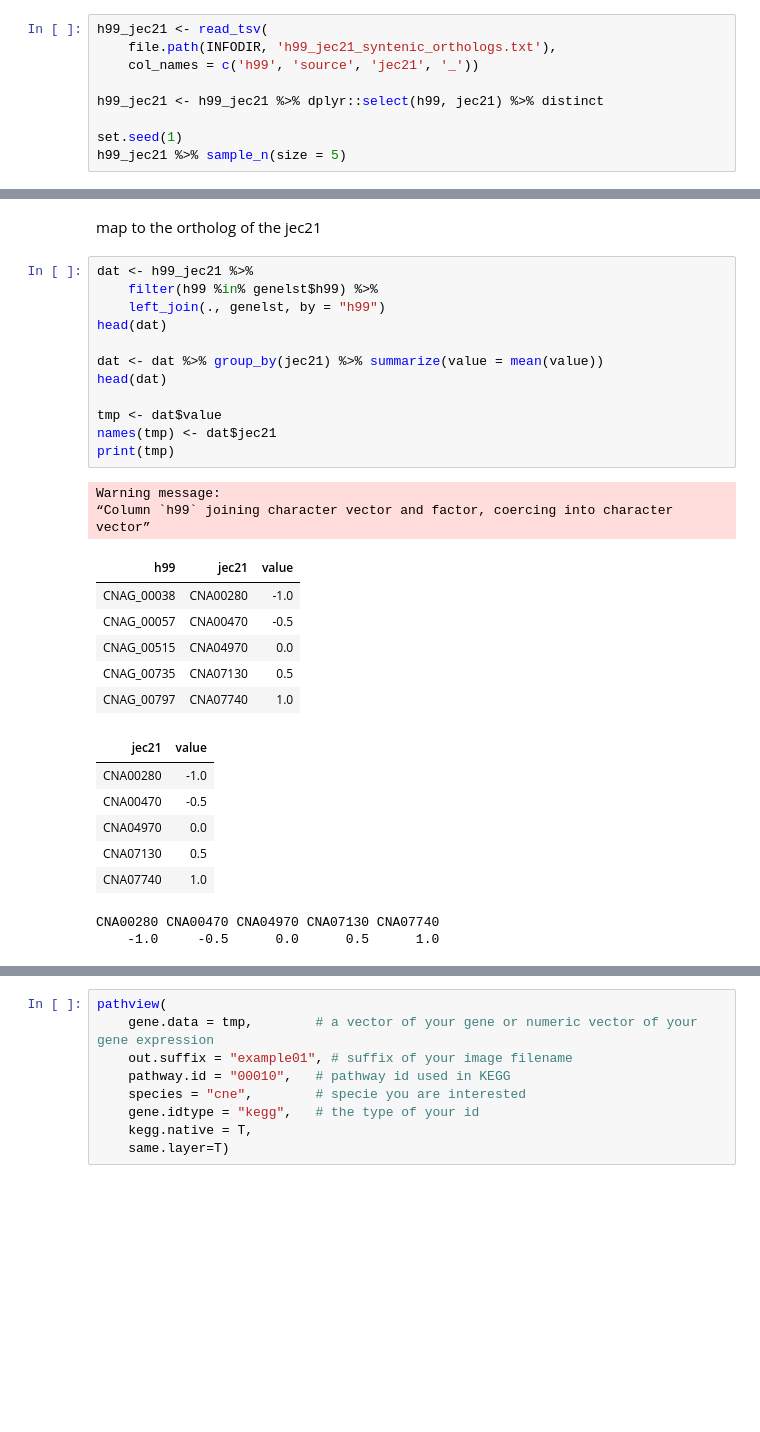
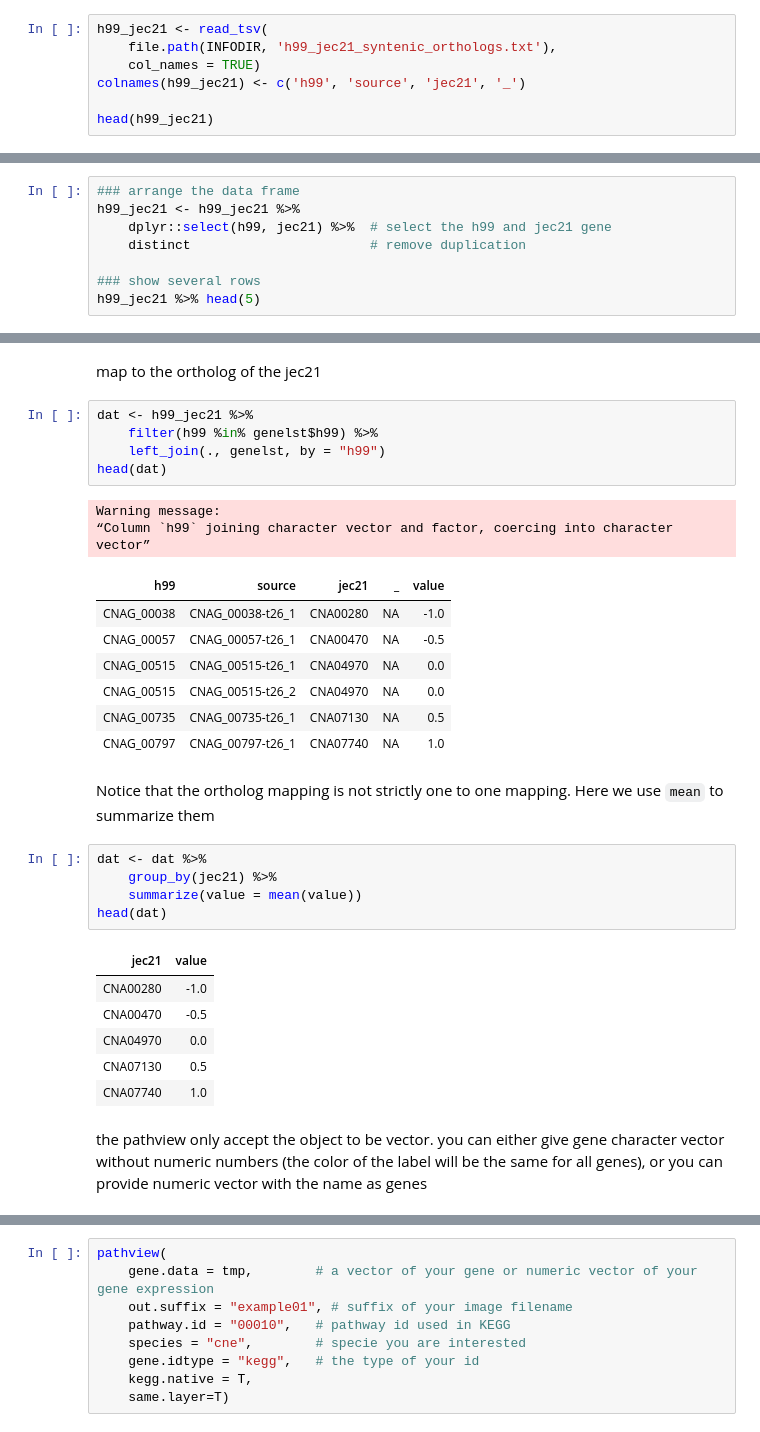
Before and after one commit to ofetad/HTS-notebooks, a Jupyter notebook: biomedical_informatics/pathway_results_visualization.ipynb, the cells around one changed output, grey strips where cells are left out. Drawn from its saved outputs; the diff is of its cells as text; blank space fills up the shorter version.

Commit message:
arrange code in visualization

```diff
--- a/biomedical_informatics/pathway_results_visualization.ipynb
+++ b/biomedical_informatics/pathway_results_visualization.ipynb
@@ -187,10 +189,8 @@ Which species will you choose?
 # %%
 h99_jec21 <- read_tsv(
     file.path(INFODIR, 'h99_jec21_syntenic_orthologs.txt'),
-    col_names = c('h99', 'source', 'jec21', '_'))
+    col_names = TRUE)
+colnames(h99_jec21) <- c('h99', 'source', 'jec21', '_')
 
-h99_jec21 <- h99_jec21 %>% dplyr::select(h99, jec21) %>% distinct
-
-set.seed(1)
-h99_jec21 %>% sample_n(size = 5)
+head(h99_jec21)
 # %% [output]
@@ -209,0 +212,8 @@ cols(
+# %%
+### arrange the data frame
+h99_jec21 <- h99_jec21 %>%
+    dplyr::select(h99, jec21) %>%  # select the h99 and jec21 gene
+    distinct                       # remove duplication
+
+### show several rows
+h99_jec21 %>% head(5)
@@ -241,29 +268,31 @@ map to the ortholog of the jec21
 # %%
 dat <- h99_jec21 %>%
     filter(h99 %in% genelst$h99) %>%
     left_join(., genelst, by = "h99")
 head(dat)
-
-dat <- dat %>% group_by(jec21) %>% summarize(value = mean(value))
-head(dat)
-
-tmp <- dat$value
-names(tmp) <- dat$jec21
-print(tmp)
 # %% [output]
 Warning message:
 “Column `h99` joining character vector and factor, coercing into character vector”
-| h99 | jec21 | value |
-| CNAG_00038 | CNA00280 | -1.0 |
-| CNAG_00057 | CNA00470 | -0.5 |
-| CNAG_00515 | CNA04970 | 0.0 |
-| CNAG_00735 | CNA07130 | 0.5 |
-| CNAG_00797 | CNA07740 | 1.0 |
+| h99 | source | jec21 | _ | value |
+| CNAG_00038 | CNAG_00038-t26_1 | CNA00280 | NA | -1.0 |
+| CNAG_00057 | CNAG_00057-t26_1 | CNA00470 | NA | -0.5 |
+| CNAG_00515 | CNAG_00515-t26_1 | CNA04970 | NA | 0.0 |
+| CNAG_00515 | CNAG_00515-t26_2 | CNA04970 | NA | 0.0 |
+| CNAG_00735 | CNAG_00735-t26_1 | CNA07130 | NA | 0.5 |
+| CNAG_00797 | CNAG_00797-t26_1 | CNA07740 | NA | 1.0 |
-| jec21 | value |
-| CNA00280 | -1.0 |
-| CNA00470 | -0.5 |
-| CNA04970 | 0.0 |
-| CNA07130 | 0.5 |
-| CNA07740 | 1.0 |
-CNA00280 CNA00470 CNA04970 CNA07130 CNA07740
-    -1.0     -0.5      0.0      0.5      1.0
+# %% [markdown]
+Notice that the ortholog mapping is not strictly one to one mapping. Here we use `mean` to summarize them
+# %%
+dat <- dat %>%
+    group_by(jec21) %>%
+    summarize(value = mean(value))
+head(dat)
+# %% [output]
+| jec21 | value |
+| CNA00280 | -1.0 |
+| CNA00470 | -0.5 |
+| CNA04970 | 0.0 |
+| CNA07130 | 0.5 |
+| CNA07740 | 1.0 |
+# %% [markdown]
+the pathview only accept the object to be vector. you can either give gene character vector without numeric numbers (the color of the label will be the same for all genes), or you can provide numeric vector with the name as genes
```
Also changed, not shown: parts of 19 cells of this notebook.
